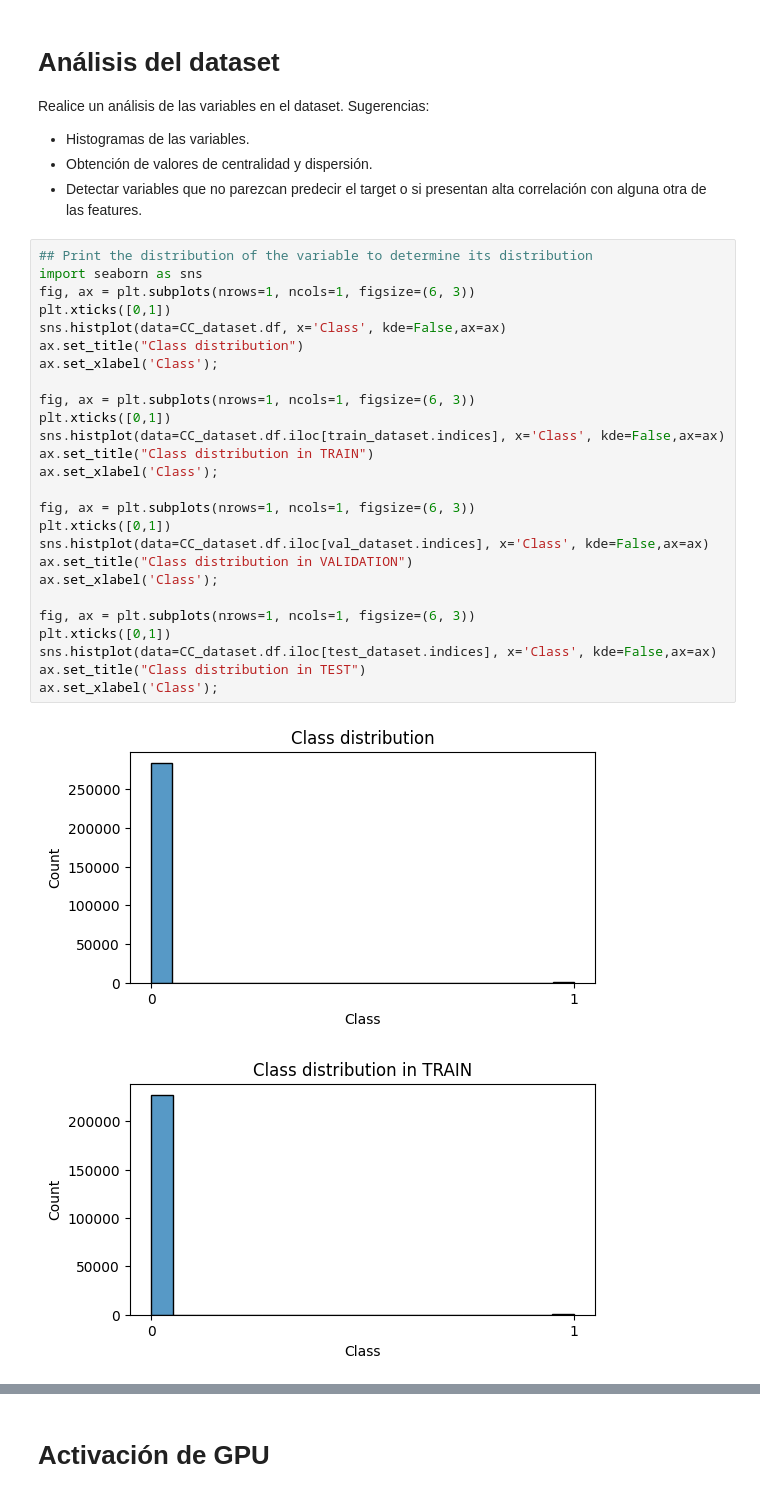
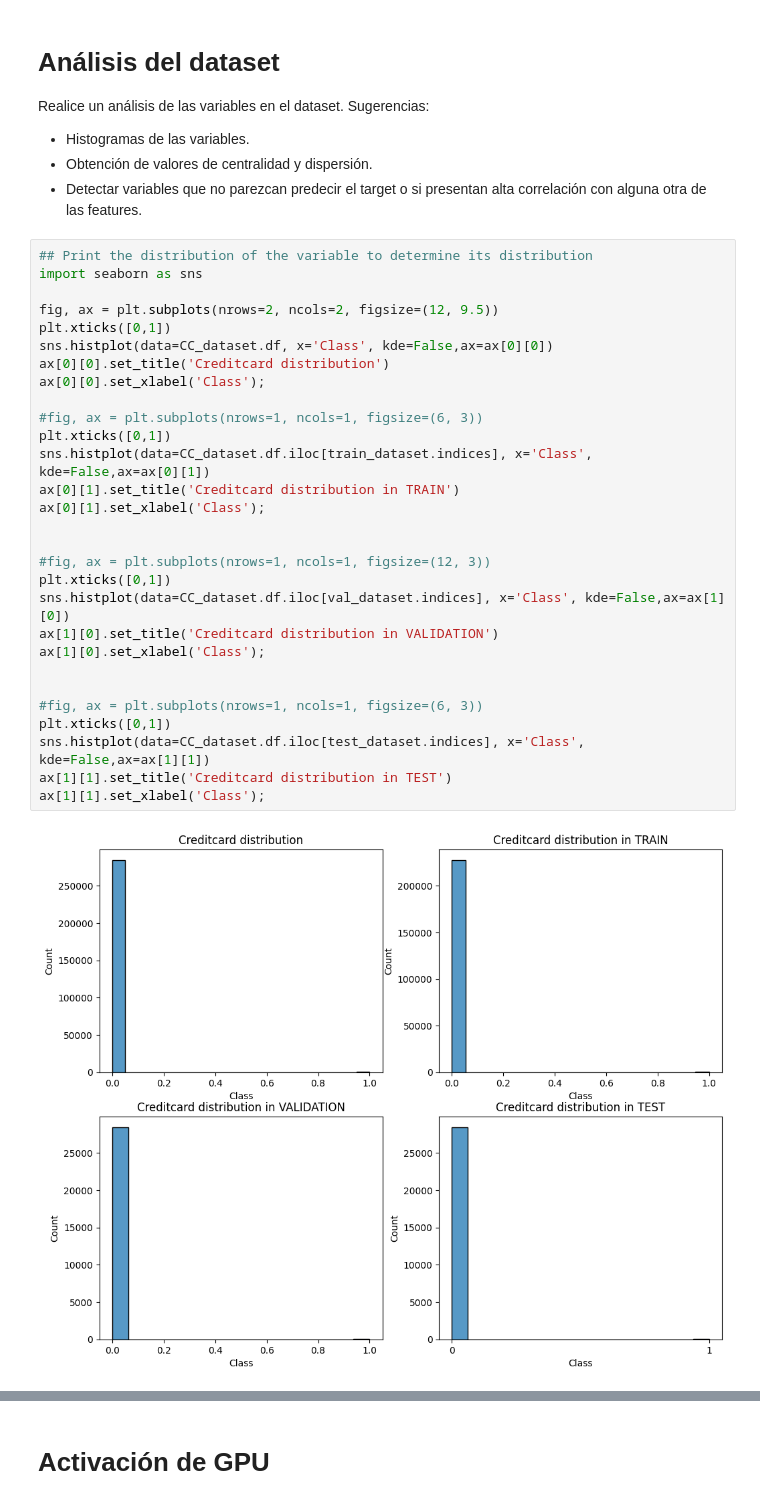
Before and after one commit to Laboratorios-2-MIT-MC/IA-Ciber, a Jupyter notebook: Prácticas/Práctica 1/P1_ENUNCIADO_NOTEBOOK.ipynb, the cells around one changed output, grey strips where cells are left out. Saved outputs shown, nothing was run; the diff lists cells and outputs as text.

Commit message:
Added histogram of variables

```diff
--- a/Prácticas/Práctica 1/P1_ENUNCIADO_NOTEBOOK.ipynb
+++ b/Prácticas/Práctica 1/P1_ENUNCIADO_NOTEBOOK.ipynb
@@ -150,29 +150,31 @@ Sugerencias:
 # %%
 ## Print the distribution of the variable to determine its distribution
 import seaborn as sns
-fig, ax = plt.subplots(nrows=1, ncols=1, figsize=(6, 3))
+
+fig, ax = plt.subplots(nrows=2, ncols=2, figsize=(12, 9.5))
 plt.xticks([0,1])
-sns.histplot(data=CC_dataset.df, x='Class', kde=False,ax=ax)
-ax.set_title("Class distribution")
-ax.set_xlabel('Class');
+sns.histplot(data=CC_dataset.df, x='Class', kde=False,ax=ax[0][0])
+ax[0][0].set_title('Creditcard distribution')
+ax[0][0].set_xlabel('Class');
 
-fig, ax = plt.subplots(nrows=1, ncols=1, figsize=(6, 3))
+#fig, ax = plt.subplots(nrows=1, ncols=1, figsize=(6, 3))
 plt.xticks([0,1])
-sns.histplot(data=CC_dataset.df.iloc[train_dataset.indices], x='Class', kde=False,ax=ax)
-ax.set_title("Class distribution in TRAIN")
-ax.set_xlabel('Class');
+sns.histplot(data=CC_dataset.df.iloc[train_dataset.indices], x='Class', kde=False,ax=ax[0][1])
+ax[0][1].set_title('Creditcard distribution in TRAIN')
+ax[0][1].set_xlabel('Class');
 
-fig, ax = plt.subplots(nrows=1, ncols=1, figsize=(6, 3))
+
+#fig, ax = plt.subplots(nrows=1, ncols=1, figsize=(12, 3))
 plt.xticks([0,1])
-sns.histplot(data=CC_dataset.df.iloc[val_dataset.indices], x='Class', kde=False,ax=ax)
-ax.set_title("Class distribution in VALIDATION")
-ax.set_xlabel('Class');
+sns.histplot(data=CC_dataset.df.iloc[val_dataset.indices], x='Class', kde=False,ax=ax[1][0])
+ax[1][0].set_title('Creditcard distribution in VALIDATION')
+ax[1][0].set_xlabel('Class');
 
-fig, ax = plt.subplots(nrows=1, ncols=1, figsize=(6, 3))
+
+#fig, ax = plt.subplots(nrows=1, ncols=1, figsize=(6, 3))
 plt.xticks([0,1])
-sns.histplot(data=CC_dataset.df.iloc[test_dataset.indices], x='Class', kde=False,ax=ax)
-ax.set_title("Class distribution in TEST")
-ax.set_xlabel('Class');
+sns.histplot(data=CC_dataset.df.iloc[test_dataset.indices], x='Class', kde=False,ax=ax[1][1])
+ax[1][1].set_title('Creditcard distribution in TEST')
+ax[1][1].set_xlabel('Class');
 # %% [output]
-[figure, old version]
+[figure, new version]
-[figure, removed]
```
Also changed, not shown: parts of 4 cells of this notebook.
